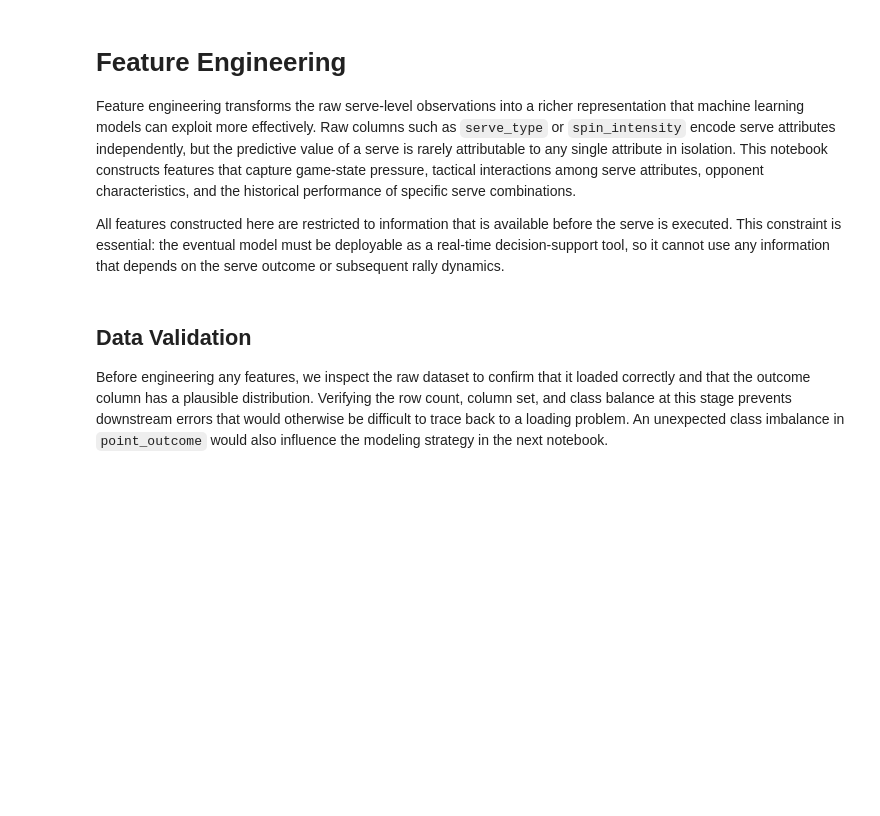
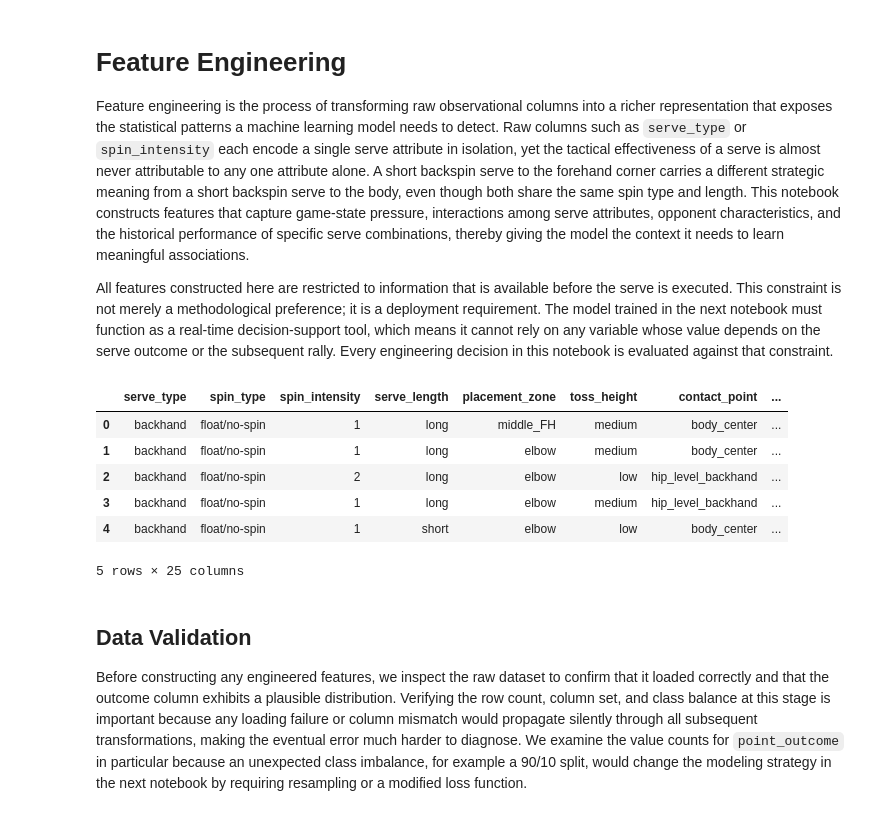
Before and after one commit to SJ-Jain-systems/Table-Tennis-Serve-Analysis, a Jupyter notebook: notebooks/02_feature_engineering.ipynb, the cells around one changed output. Cells and saved outputs as stored; diff of their text form; code cells hidden in the pictures; blank space fills up the shorter version.

```diff
--- a/notebooks/02_feature_engineering.ipynb
+++ b/notebooks/02_feature_engineering.ipynb
@@ -1,20 +1,28 @@
 # %% [markdown]
 # Feature Engineering
 
-Feature engineering transforms the raw serve-level observations into a richer representation that machine learning models can exploit more effectively. Raw columns such as `serve_type` or `spin_intensity` encode serve attributes independently, but the predictive value of a serve is rarely attributable to any single attribute in isolation. This notebook constructs features that capture game-state pressure, tactical interactions among serve attributes, opponent characteristics, and the historical performance of specific serve combinations.
+Feature engineering is the process of transforming raw observational columns into a richer representation that exposes the statistical patterns a machine learning model needs to detect. Raw columns such as `serve_type` or `spin_intensity` each encode a single serve attribute in isolation, yet the tactical effectiveness of a serve is almost never attributable to any one attribute alone. A short backspin serve to the forehand corner carries a different strategic meaning from a short backspin serve to the body, even though both share the same spin type and length. This notebook constructs features that capture game-state pressure, interactions among serve attributes, opponent characteristics, and the historical performance of specific serve combinations, thereby giving the model the context it needs to learn meaningful associations.
 
-All features constructed here are restricted to information that is available before the serve is executed. This constraint is essential: the eventual model must be deployable as a real-time decision-support tool, so it cannot use any information that depends on the serve outcome or subsequent rally dynamics.
+All features constructed here are restricted to information that is available before the serve is executed. This constraint is not merely a methodological preference; it is a deployment requirement. The model trained in the next notebook must function as a real-time decision-support tool, which means it cannot rely on any variable whose value depends on the serve outcome or the subsequent rally. Every engineering decision in this notebook is evaluated against that constraint.
 # %%
 import pandas as pd
 import numpy as np
 
-df = pd.read_csv("../data/raw/table_tennis_serves.csv")
+df = pd.read_csv("../data/table_tennis_serves.csv")
 
 df.head()
+# %% [output]
+|  | serve_type | spin_type | spin_intensity | serve_length | placement_zone | toss_height | contact_point | ... |
+| 0 | backhand | float/no-spin | 1 | long | middle_FH | medium | body_center | ... |
+| 1 | backhand | float/no-spin | 1 | long | elbow | medium | body_center | ... |
+| 2 | backhand | float/no-spin | 2 | long | elbow | low | hip_level_backhand | ... |
+| 3 | backhand | float/no-spin | 1 | long | elbow | medium | hip_level_backhand | ... |
+| 4 | backhand | float/no-spin | 1 | short | elbow | low | body_center | ... |
+5 rows × 25 columns
 # %% [markdown]
 ## Data Validation
 
-Before engineering any features, we inspect the raw dataset to confirm that it loaded correctly and that the outcome column has a plausible distribution. Verifying the row count, column set, and class balance at this stage prevents downstream errors that would otherwise be difficult to trace back to a loading problem. An unexpected class imbalance in `point_outcome` would also influence the modeling strategy in the next notebook.
+Before constructing any engineered features, we inspect the raw dataset to confirm that it loaded correctly and that the outcome column exhibits a plausible distribution. Verifying the row count, column set, and class balance at this stage is important because any loading failure or column mismatch would propagate silently through all subsequent transformations, making the eventual error much harder to diagnose. We examine the value counts for `point_outcome` in particular because an unexpected class imbalance, for example a 90/10 split, would change the modeling strategy in the next notebook by requiring resampling or a modified loss function.
 # %%
 original_shape = df.shape
 print("Dataset shape:", original_shape)
```
Also changed, not shown: parts of 21 cells of this notebook, 2 other files.
